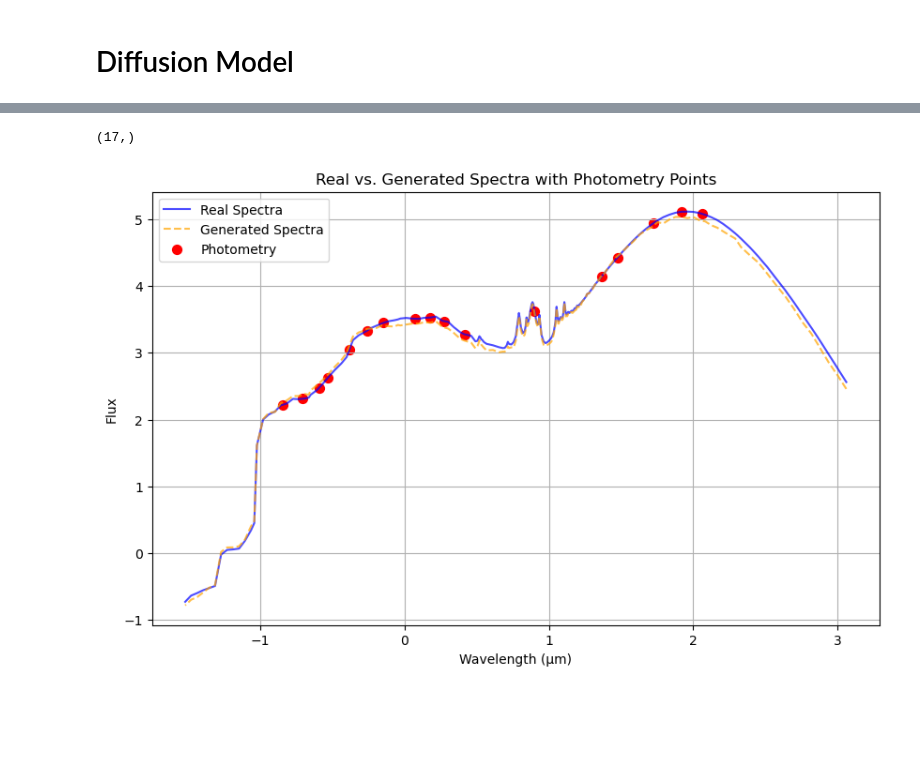
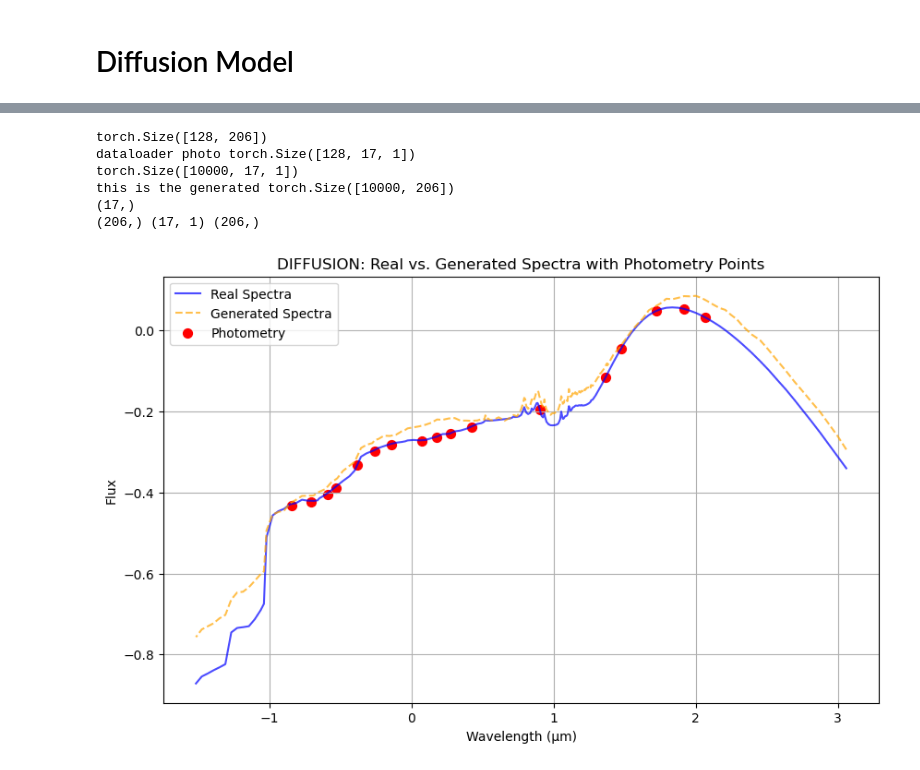
Before and after one commit to VasileiosKottas/AstroInformatics, a Jupyter notebook: DIFFUSION_MODELS/NeurlIPS Dif/test.ipynb, the cells around one changed output, grey strips where cells are left out. Cells and saved outputs as stored; diff of their text form; code cells hidden in the pictures; blank space fills up the shorter version.

```diff
--- a/DIFFUSION_MODELS/NeurlIPS Dif/test.ipynb
+++ b/DIFFUSION_MODELS/NeurlIPS Dif/test.ipynb
@@ -541,12 +215,24 @@ class SpectraDataset(Dataset):
     def __getitem__(self, idx):
         return self.spectra[idx], self.photometry[idx]
 
+# Load data
+df_spectra = pd.read_csv('../../data/spectra.csv').T
+df_spectra.columns = range(len(df_spectra.columns))
+data_sp = df_spectra.values.astype(np.float64)
+data_scaled_sp = data_sp / np.max(data_sp)
+fluxes_sp = data_sp[:, :]  # Shape [10000, 17]
+
+df_photo = pd.read_csv('../../data/interpolated_spectra.csv').T
+df_photo.columns = range(len(df_photo.columns))
+data_ph = df_photo.values.astype(np.float64)
+data_scaled_ph = data_ph / np.max(data_ph)
+fluxes_ph = data_ph[:, :]  # Shape [10000, 17]
 # Initialize dataset and dataloader
 photometry_file = '../../data/interpolated_spectra.csv'
 spectra_file = '../../data/spectra.csv'
 # dataset = SpectraDataset(photometry_file, spectra_file)
 # dataloader = DataLoader(dataset, batch_size=64, shuffle=True)
-dataset = SpectraDataset(data_ph, data_sp)
+dataset = SpectraDataset(data_scaled_ph, data_scaled_sp)
 dataloader = DataLoader(dataset, batch_size=128, shuffle=True, drop_last=True)
 # Initialize Model, Optimizer, and Loss
 input_dim = 17
@@ -556,7 +242,7 @@ optimizer = optim.Adam(model.parameters(), lr=0.001)
 criterion = nn.MSELoss()
 
 # Training Example
-num_epochs = 100
+num_epochs = 1000
 
 
 for epoch in range(num_epochs):
@@ -584,4 +270,5 @@ for epoch in range(num_epochs):
         optimizer.step()
 
     print(f"Epoch [{epoch + 1}/{num_epochs}], Loss: {loss.item()}")
+torch.save(model.state_dict(), "./diff_model.pth")
 # %% [output]
@@ -607,41 +294,55 @@ Epoch [100/100], Loss: 0.016341557726264
 # Plotting Example
 def plot_spectra(real_spectra, photometry, generated_spectra, photometry_wavelengths, spectra_wavelengths, index=0):
     # Convert tensors to numpy for plotting
-    real_spectra = real_spectra.detach().cpu().numpy()[index]
-    generated_spectra = generated_spectra.detach().cpu().numpy()[index]
-    photometry = photometry.detach().cpu().numpy()[index]
-
+    real_spectra = real_spectra[0].detach().cpu().numpy()
+    generated_spectra = generated_spectra[0].detach().cpu().numpy()
+    photometry = photometry[0].detach().cpu().numpy()
+    print(real_spectra.shape, photometry.shape, generated_spectra.shape)
     # Plotting the real spectra
     plt.figure(figsize=(10, 6))
     plt.plot(spectra_wavelengths, real_spectra, label='Real Spectra', color='blue', alpha=0.7)
 
     # Plotting the generated spectra
     plt.plot(spectra_wavelengths, generated_spectra, label='Generated Spectra', color='orange', linestyle='--', alpha=0.7)
 
     # Plotting the photometry points
     plt.scatter(photometry_wavelengths, photometry, label='Photometry', color='red', s=50)
 
     # Add labels and legend
     plt.xlabel('Wavelength (µm)')
     plt.ylabel('Flux')
-    plt.title('Real vs. Generated Spectra with Photometry Points')
+    plt.title('DIFFUSION: Real vs. Generated Spectra with Photometry Points')
     plt.legend()
     plt.grid(True)
     plt.show()
 
+model_diff = SelfGuidedTSDiff(input_dim=input_dim, time_steps=time_steps).to(device)
+model_diff.load_state_dict(torch.load("diff_model.pth", weights_only=True))
+model_diff.eval()
 # Example Plot Usage
 real_spectra, photometry_data = next(iter(dataloader))
+print(real_spectra.shape)
 real_spectra = real_spectra.to(device)
 photometry_data = photometry_data.unsqueeze(2).to(device)
+print("dataloader photo", photometry_data.shape)
+test_photometry_data = torch.tensor(data_scaled_ph.T, dtype=torch.float32).unsqueeze(2).to(device)  # Reshape if necessary
+test_spectra_data = torch.tensor(data_scaled_sp.T, dtype=torch.float32).to(device)
+print(test_photometry_data.shape)
 with torch.no_grad():
-    generated_spectra = model.forward(photometry_data, t)
-data_scaled[:, 0]
+    generated_spectra = model_diff.forward(test_photometry_data, t)
+print("this is the generated",generated_spectra.shape)
+# data_scaled[:, 0]
 # dataspectr[:, 0]
 # Define wavelengths for plotting
 photometry_wavelengths = data_wavelengths_photo   # 17 photometry wavelength points
 print(photometry_wavelengths.shape)
 spectra_wavelengths =  data_wavelengths_spectra
-plot_spectra(real_spectra, photometry_data, generated_spectra, photometry_wavelengths, spectra_wavelengths, index=0)
+plot_spectra(test_spectra_data, test_photometry_data, generated_spectra, photometry_wavelengths, spectra_wavelengths, index=0)
 # %% [output]
+torch.Size([128, 206])
+dataloader photo torch.Size([128, 17, 1])
+torch.Size([10000, 17, 1])
+this is the generated torch.Size([10000, 206])
 (17,)
+(206,) (17, 1) (206,)
-[figure, old version]
+[figure, new version]
```
Also changed, not shown: parts of 11 cells of this notebook, 27 other files.
